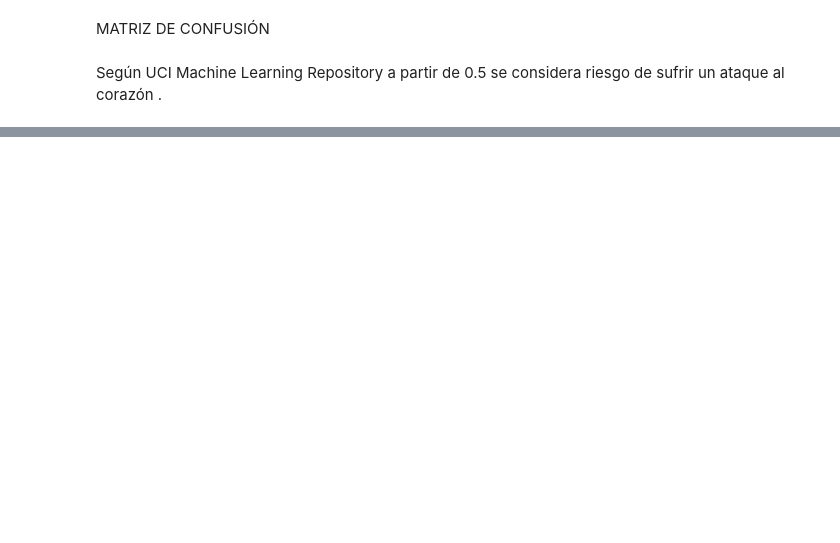
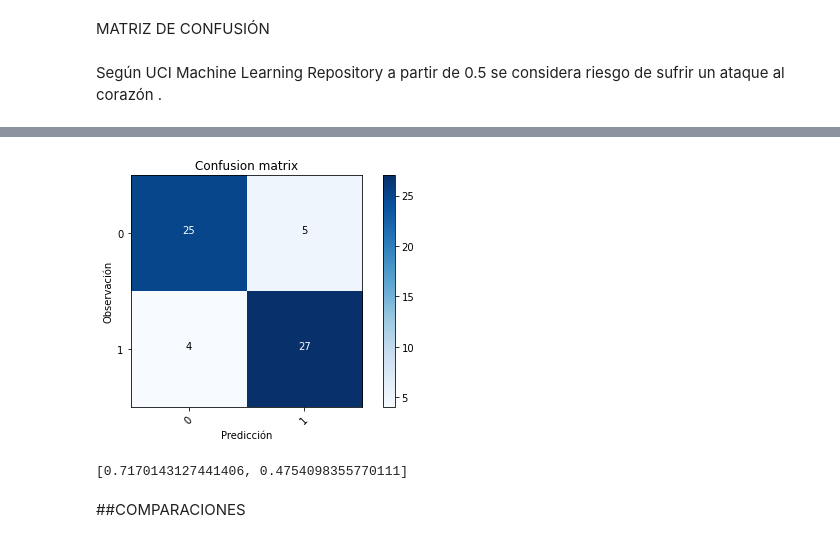
Before and after one commit to anamunoz01/PROYECTO-INTEGRADOR-III, a Jupyter notebook: ClasBinaria.ipynb, the cells around one changed output, grey strips where cells are left out. Drawn from its saved outputs; the diff is of its cells as text; code cells hidden in the pictures; blank space fills up the shorter version.

```diff
--- a/ClasBinaria.ipynb
+++ b/ClasBinaria.ipynb
@@ -562,0 +604,8 @@ results2
+# %%
+predicciones4 = model4.predict(test_data)
+print(predicciones3)
+
+# Clasificación predicha
+# ==============================================================================
+clasificacion4 = np.where(predicciones3<0.5, 0, 1)
+clasificacion4
@@ -563,3 +647,16 @@ results2
+# %%
+ytrue = test_labels.tolist()
+#yhat = yhat.tolist()
+confusion_mtx4 = confusion_matrix(ytrue, clasificacion4)
+plot_confusion_matrix(confusion_mtx4, classes = range(2))
+# %% [output]
+[figure, added]
+# %%
+results4
+# %% [output]
+[0.7170143127441406, 0.4754098355770111]
+# %% [markdown]
+##COMPARACIONES
 # %%
 numero = len(results2)
 indice_barras = np.arange(numero)
```
Also changed, not shown: parts of 31 cells of this notebook.
